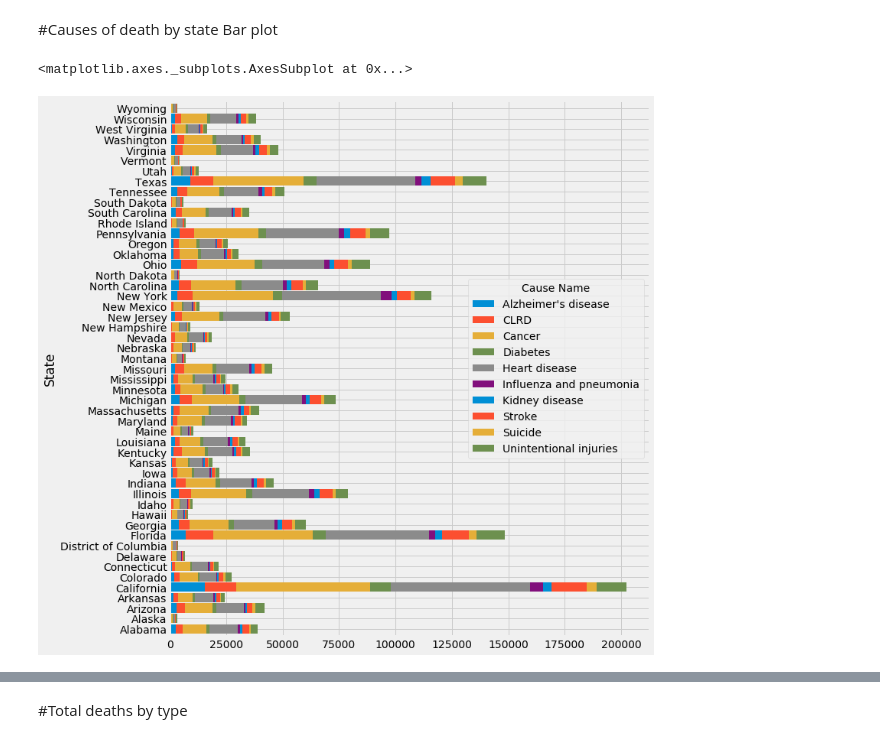
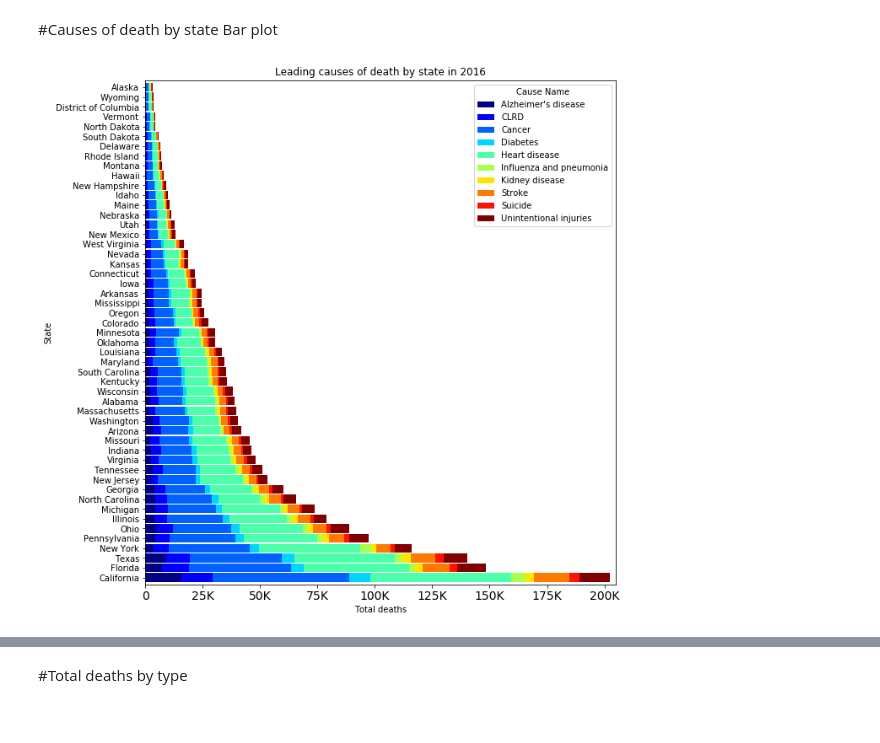
Before and after one commit to Rtrey29/Project1, a Jupyter notebook: DS_Project_1.ipynb, the cells around one changed output, grey strips where cells are left out. Cells and saved outputs as stored; diff of their text form; code cells hidden in the pictures.

```diff
--- a/DS_Project_1.ipynb
+++ b/DS_Project_1.ipynb
@@ -149,0 +128,4 @@ pivot_all16
+# %%
+table= pd.pivot_table(all16, values='Deaths', index='State', columns='Cause Name', aggfunc='sum', margins=True, margins_name='Total')
+table= table.iloc[:-1]
+table
@@ -149,0 +151,5 @@ pivot_all16
+# %%
+
+table = table.sort_values(by='Total', ascending=False)
+table = table.drop(['Total'], axis=1)
+table
@@ -150,10 +175,12 @@ pivot_all16
 # %% [markdown]
 #Causes of death by state Bar plot
-# %%
-pivot_all16.loc[:,['Alzheimer\'s disease','CLRD', 'Cancer', 'Diabetes',
-                   'Heart disease', 'Influenza and pneumonia',
-                'Kidney disease', 'Stroke', 'Suicide',
-                   'Unintentional injuries']].plot.barh(width = .9, stacked=True, figsize=(10,12))
-# %% [output]
-<matplotlib.axes._subplots.AxesSubplot at 0x...>
-[figure, removed]
+# %%
+ax = table.plot(colormap = 'jet', kind='barh',title = 'Leading causes of death by state in 2016', width = .9, stacked=True, figsize=(10,11));
+# plt.legend(loc='center left', bbox_to_anchor=(1.0, 0.5))
+ax.set_xlabel("Total deaths");
+ax.set_xlim(right=205000);
+x_ticks_labels = ['0', '25K', '50K', '75K', '100K','125K', '150K',
+          '175K', '200K']
+ax.set_xticklabels(x_ticks_labels, fontsize=14);
+# %% [output]
+[figure, added]
```
Also changed, not shown: parts of 10 cells of this notebook.
